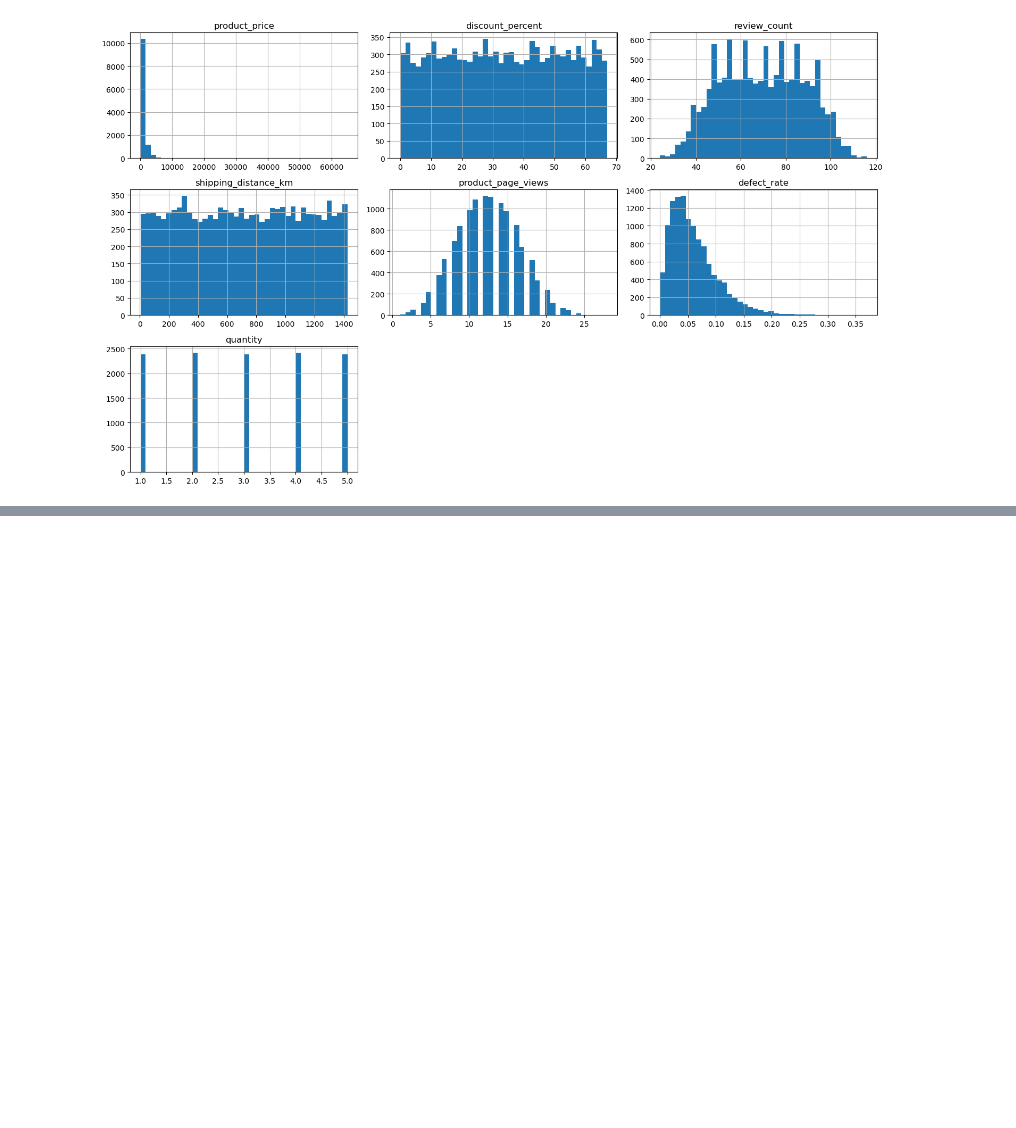
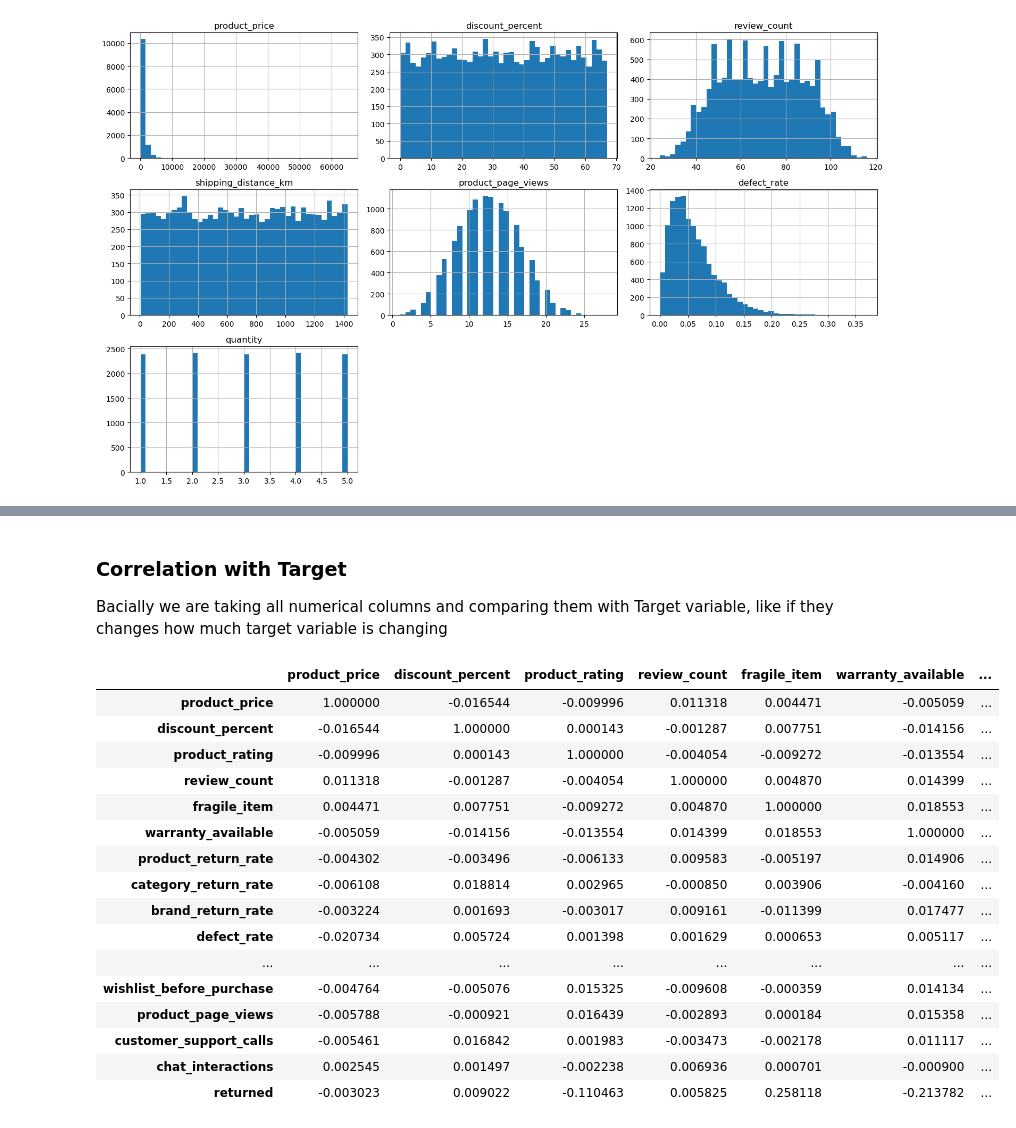
Before and after one commit to azeem932356/product-return-risk-prediction, a Jupyter notebook: product_return.ipynb, the cells around one changed output, grey strips where cells are left out. Saved outputs shown, nothing was run; the diff lists cells and outputs as text; code cells hidden in the pictures; blank space fills up the shorter version.

```diff
--- a/product_return.ipynb
+++ b/product_return.ipynb
@@ -254,0 +276,24 @@ plt.show()
+# %% [markdown]
+### Correlation with Target
+Bacially we are taking all numerical columns and comparing them with Target variable, like if they changes how much target variable is changing
+# %%
+corr= df.select_dtypes(include=[np.number]).corr()
+corr
+# %% [output]
+|  | product_price | discount_percent | product_rating | review_count | fragile_item | warranty_available | ... |
+| product_price | 1.000000 | -0.016544 | -0.009996 | 0.011318 | 0.004471 | -0.005059 | ... |
+| discount_percent | -0.016544 | 1.000000 | 0.000143 | -0.001287 | 0.007751 | -0.014156 | ... |
+| product_rating | -0.009996 | 0.000143 | 1.000000 | -0.004054 | -0.009272 | -0.013554 | ... |
+| review_count | 0.011318 | -0.001287 | -0.004054 | 1.000000 | 0.004870 | 0.014399 | ... |
+| fragile_item | 0.004471 | 0.007751 | -0.009272 | 0.004870 | 1.000000 | 0.018553 | ... |
+| warranty_available | -0.005059 | -0.014156 | -0.013554 | 0.014399 | 0.018553 | 1.000000 | ... |
+| product_return_rate | -0.004302 | -0.003496 | -0.006133 | 0.009583 | -0.005197 | 0.014906 | ... |
+| category_return_rate | -0.006108 | 0.018814 | 0.002965 | -0.000850 | 0.003906 | -0.004160 | ... |
+| brand_return_rate | -0.003224 | 0.001693 | -0.003017 | 0.009161 | -0.011399 | 0.017477 | ... |
+| defect_rate | -0.020734 | 0.005724 | 0.001398 | 0.001629 | 0.000653 | 0.005117 | ... |
+| ... | ... | ... | ... | ... | ... | ... | ... |
+| wishlist_before_purchase | -0.004764 | -0.005076 | 0.015325 | -0.009608 | -0.000359 | 0.014134 | ... |
+| product_page_views | -0.005788 | -0.000921 | 0.016439 | -0.002893 | 0.000184 | 0.015358 | ... |
+| customer_support_calls | -0.005461 | 0.016842 | 0.001983 | -0.003473 | -0.002178 | 0.011117 | ... |
+| chat_interactions | 0.002545 | 0.001497 | -0.002238 | 0.006936 | 0.000701 | -0.000900 | ... |
+| returned | -0.003023 | 0.009022 | -0.110463 | 0.005825 | 0.258118 | -0.213782 | ... |
```
Also changed, not shown: parts of 3 cells of this notebook.
